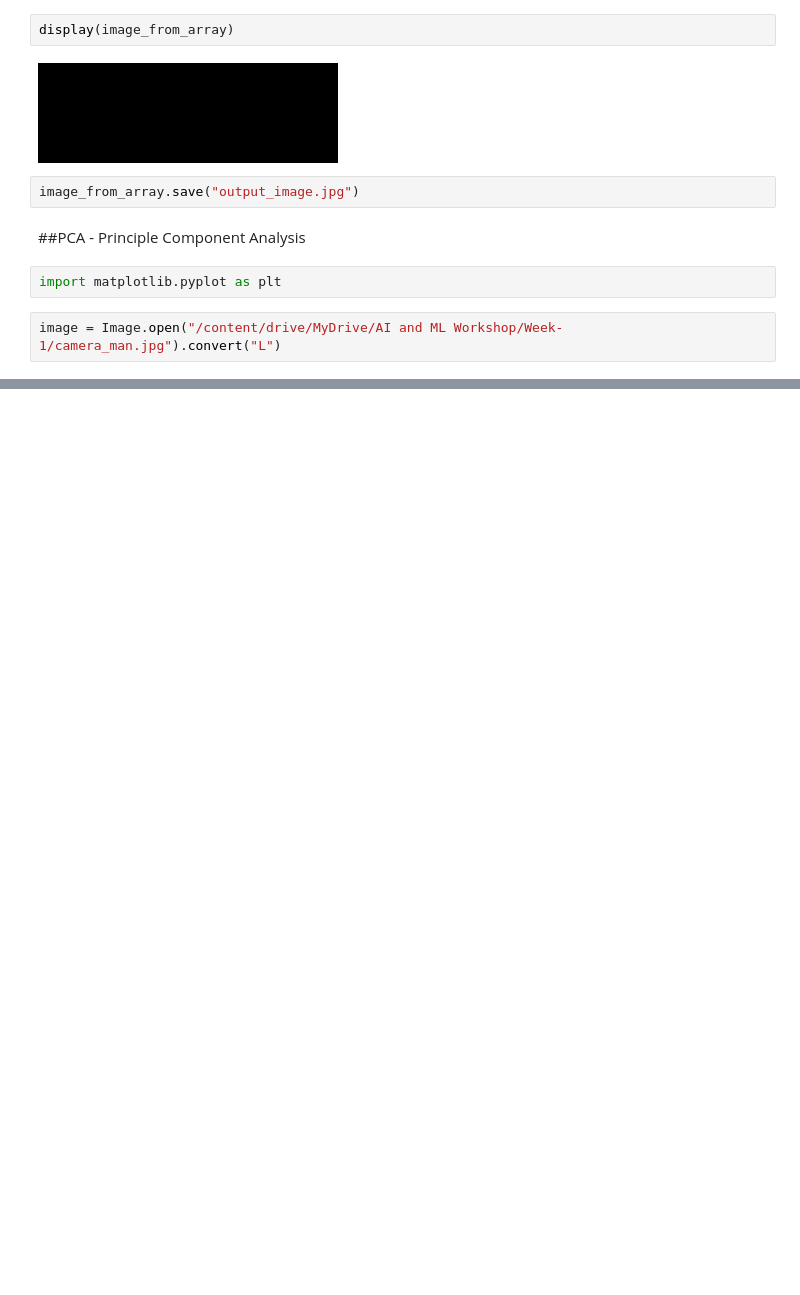
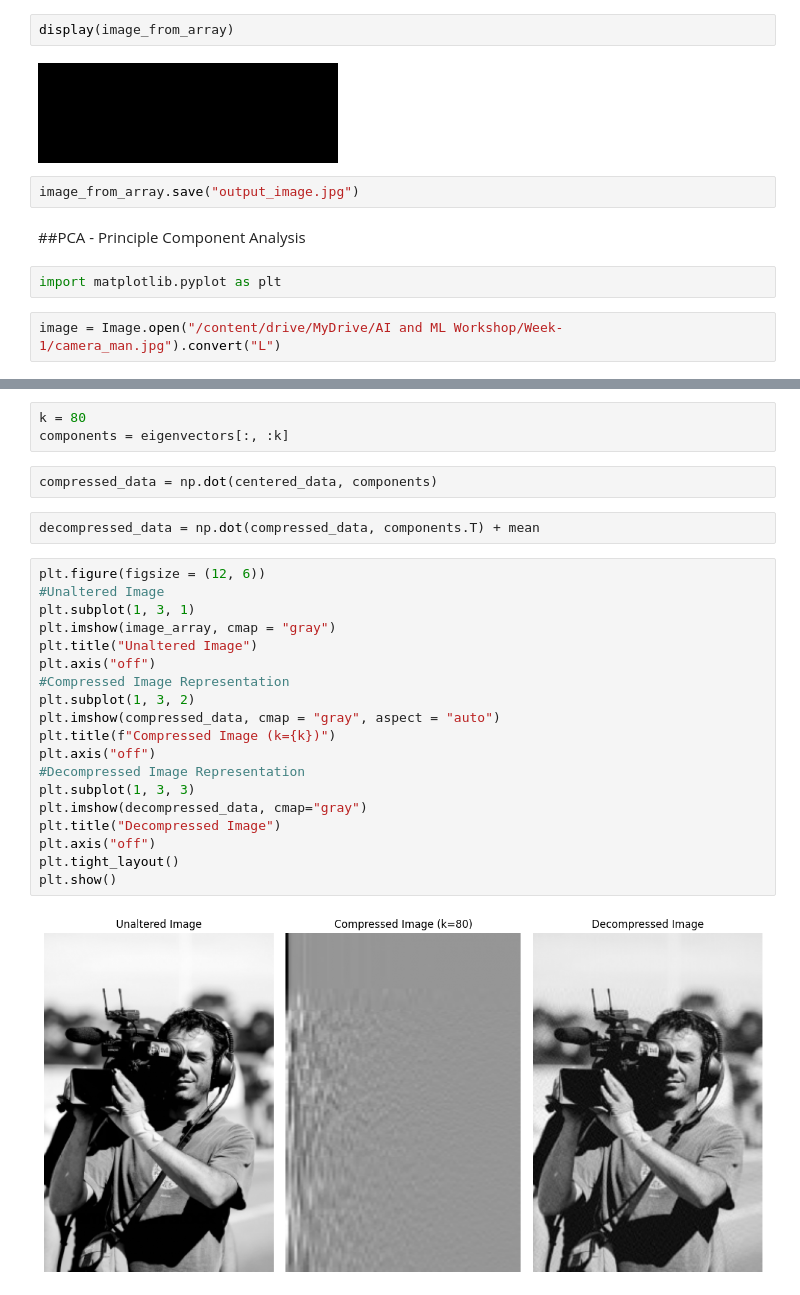
Before and after one commit to ShrDar/AI-and-ML, a Jupyter notebook: Week-1/AI_and_ML_Workshop_1(Darshan_Shrestha).ipynb, the cells around one changed output, grey strips where cells are left out. Cells and saved outputs as stored; diff of their text form; blank space fills up the shorter version.

```diff
--- a/Week-1/AI_and_ML_Workshop_1(Darshan_Shrestha).ipynb
+++ b/Week-1/AI_and_ML_Workshop_1(Darshan_Shrestha).ipynb
@@ -351,0 +396,28 @@ plt.imshow(image_array, cmap='gray')
+# %%
+k = 80
+components = eigenvectors[:, :k]
+# %%
+compressed_data = np.dot(centered_data, components)
+# %%
+decompressed_data = np.dot(compressed_data, components.T) + mean
+# %%
+plt.figure(figsize = (12, 6))
+#Unaltered Image
+plt.subplot(1, 3, 1)
+plt.imshow(image_array, cmap = "gray")
+plt.title("Unaltered Image")
+plt.axis("off")
+#Compressed Image Representation
+plt.subplot(1, 3, 2)
+plt.imshow(compressed_data, cmap = "gray", aspect = "auto")
+plt.title(f"Compressed Image (k={k})")
+plt.axis("off")
+#Decompressed Image Representation
+plt.subplot(1, 3, 3)
+plt.imshow(decompressed_data, cmap="gray")
+plt.title("Decompressed Image")
+plt.axis("off")
+plt.tight_layout()
+plt.show()
+# %% [output]
+[figure, added]
```
Also changed, not shown: parts of 8 cells of this notebook.
